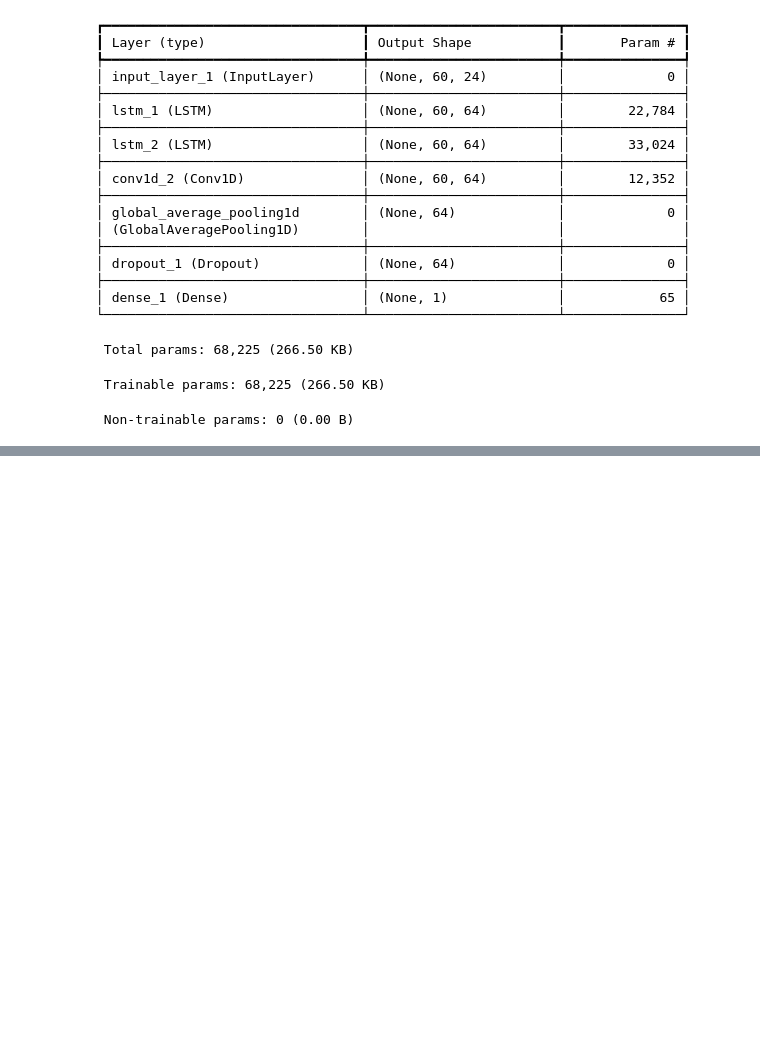
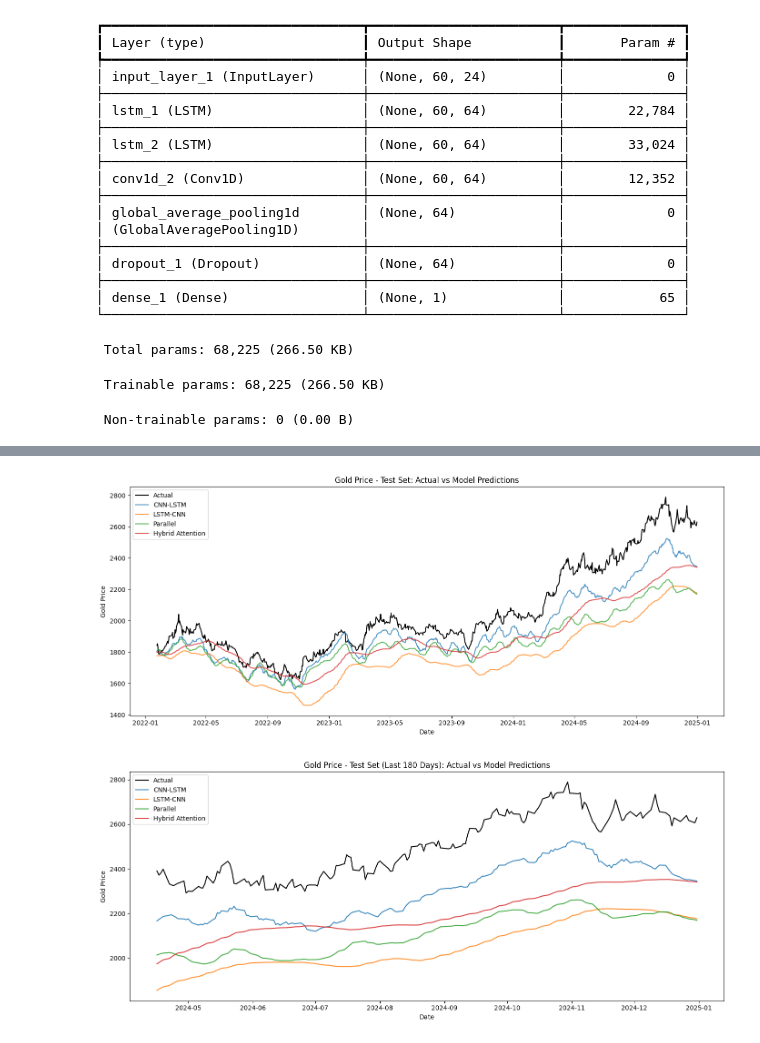
Before and after one commit to Anju982/Gold_Price_Prediction, a Jupyter notebook: test_gold_price.ipynb, the cells around one changed output, grey strips where cells are left out. Drawn from its saved outputs; the diff is of its cells as text; code cells hidden in the pictures; blank space fills up the shorter version.

Commit message:
Update test_gold_price notebook: latest experimentation adjustments

```diff
--- a/test_gold_price.ipynb
+++ b/test_gold_price.ipynb
@@ -117,5 +257,5 @@ sp500 = yf.download("^GSPC", start='2010-01-01', end="2025-01-01")
 # %%
 # Gold ETF Holdings
-gold_etf = yf.download("GLD", start='2010-01-01', end="2025-01-01")
+gold_etf = yf.download("GLD", **DATE_KW)
 # %% [output]
 [*********************100%***********************]  1 of 1 completed
@@ -459,0 +796,4 @@ Parallel - Train RMSE: 0.0269, Test RMSE: 0.1294, Test MAE: 0.1170
+# %%
+# Rebuild target date index aligned with sequences
+all_target_index = data.index[seq_length:]
+test_target_index = all_target_index[split:]
@@ -459,0 +921,13 @@ Parallel - Train RMSE: 0.0269, Test RMSE: 0.1294, Test MAE: 0.1170
+# %%
+# Compute metrics summary table
+metric_rows = []
+
+for name in ["CNN-LSTM", "LSTM-CNN", "Parallel", "Hybrid Attention", "RegimeSwitch"]:
+    if name not in preds_df.columns:  # skip if missing
+        continue
+    rmse = math.sqrt(mean_squared_error(preds_df["Actual"], preds_df[name]))
+    mae = mean_absolute_error(preds_df["Actual"], preds_df[name])
+    metric_rows.append({"Model": name, "RMSE": rmse, "MAE": mae})
+
+metrics_df = pd.DataFrame(metric_rows, columns=["Model", "RMSE", "MAE"]).set_index("Model")
+display(metrics_df)
@@ -459,0 +941,31 @@ Parallel - Train RMSE: 0.0269, Test RMSE: 0.1294, Test MAE: 0.1170
+# %%
+# Plot: Actual Vs Predictions (full test span)
+plt.figure(figsize=(14,6))
+plt.plot(preds_df.index, preds_df["Actual"], label="Actual", color='black', linewidth=1.5)
+for name in ["CNN-LSTM", "LSTM-CNN", "Parallel", "Hybrid Attention", "RegimeSwitch"]:
+    if name in preds_df.columns:
+        plt.plot(preds_df.index, preds_df[name], label=name, alpha=0.8)
+plt.title("Gold Price - Test Set: Actual vs Model Predictions")
+plt.xlabel("Date")
+plt.ylabel("Gold Price")
+plt.legend()
+plt.tight_layout()
+plt.show()
+
+# Zoom last 180 days
+plt.figure(figsize=(14,6))
+last_n = 180
+subset = preds_df.iloc[-last_n:]
+plt.plot(subset.index, subset["Actual"], label="Actual", color='black', linewidth=1.5)
+for name in ["CNN-LSTM", "LSTM-CNN", "Parallel", "Hybrid Attention", "RegimeSwitch"]:
+    if name in subset.columns:
+        plt.plot(subset.index, subset[name], label=name, alpha=0.9)
+plt.title(f"Gold Price - Test Set (Last {last_n} Days): Actual vs Model Predictions")
+plt.xlabel("Date")
+plt.ylabel("Gold Price")
+plt.legend()
+plt.tight_layout()
+plt.show()
+# %% [output]
+[figure, added]
+[figure, added]
```
Also changed, not shown: parts of 57 cells of this notebook.
